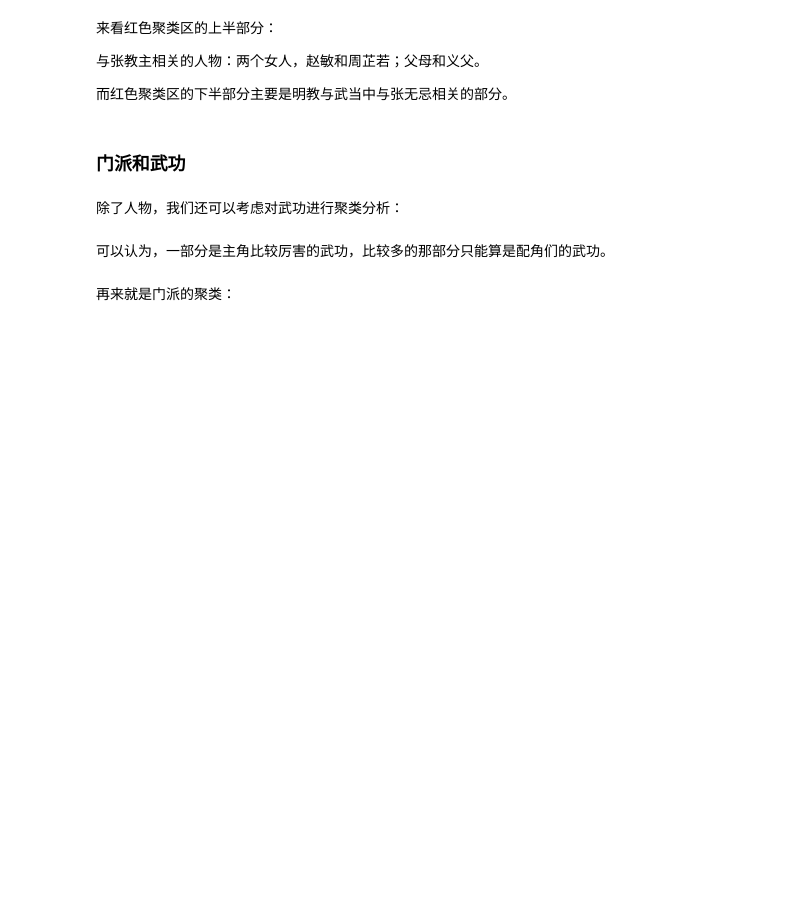
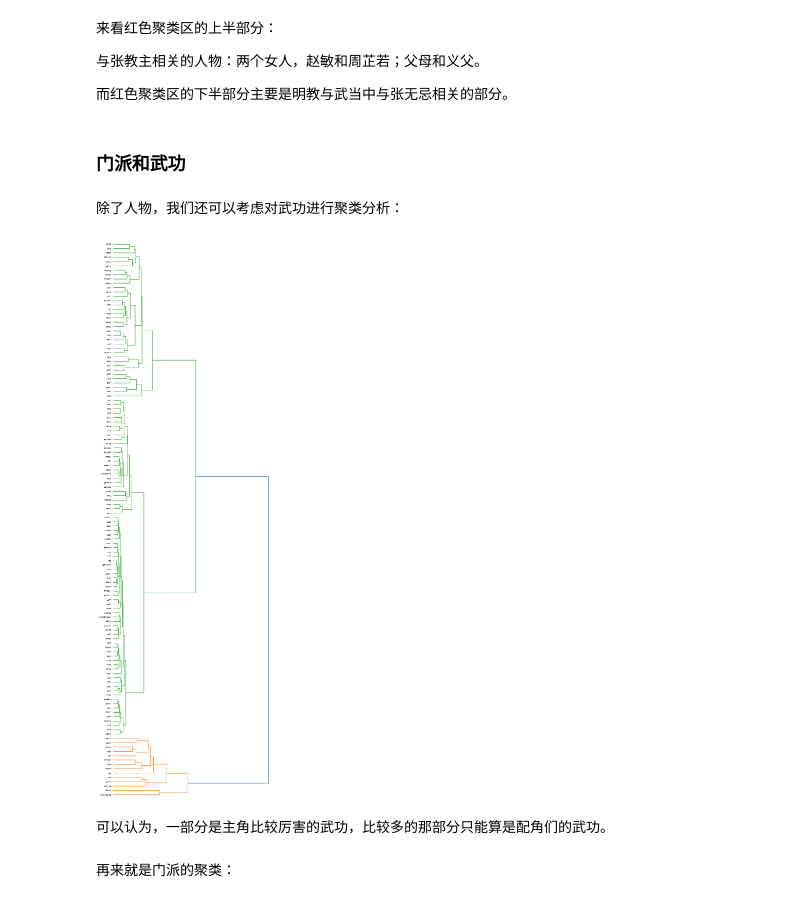
Before and after one commit to Laoher/python_notes, a Jupyter notebook: data analysis/金庸小说数据分析/10.04-louis-cha's-kungfu-world.ipynb, the cells around one changed output. Drawn from its saved outputs; the diff is of its cells as text; code cells hidden in the pictures; blank space fills up the shorter version.

```diff
--- a/data analysis/金庸小说数据分析/10.04-louis-cha's-kungfu-world.ipynb
+++ b/data analysis/金庸小说数据分析/10.04-louis-cha's-kungfu-world.ipynb
@@ -453,28 +531,30 @@ plt.show()
 # %%
 all_names = []
 word_vectors = None
 for name in kungfu_names:
     if name in model:
         all_names.append(name)
         if word_vectors is None:
             word_vectors = model[name]
         else:
             word_vectors = np.vstack((word_vectors, model[name]))
 
 all_names = np.array(all_names)
 
 Y = sch.linkage(word_vectors, method="ward")
 
 _, ax = plt.subplots(figsize=(10, 35))
 
 Z = sch.dendrogram(Y, orientation='right')
 idx = Z['leaves']
 
 ax.set_xticks([])
-ax.set_yticklabels(all_names[idx], fontproperties=font_yahei_consolas)
+ax.set_yticklabels(all_names[idx], fontproperties=font)
 ax.set_frame_on(False)
 
 plt.show()
+# %% [output]
+[figure, added]
 # %% [markdown]
 可以认为，一部分是主角比较厉害的武功，比较多的那部分只能算是配角们的武功。
 # %% [markdown]
```
Also changed, not shown: parts of 21 cells of this notebook, 56 other files.
